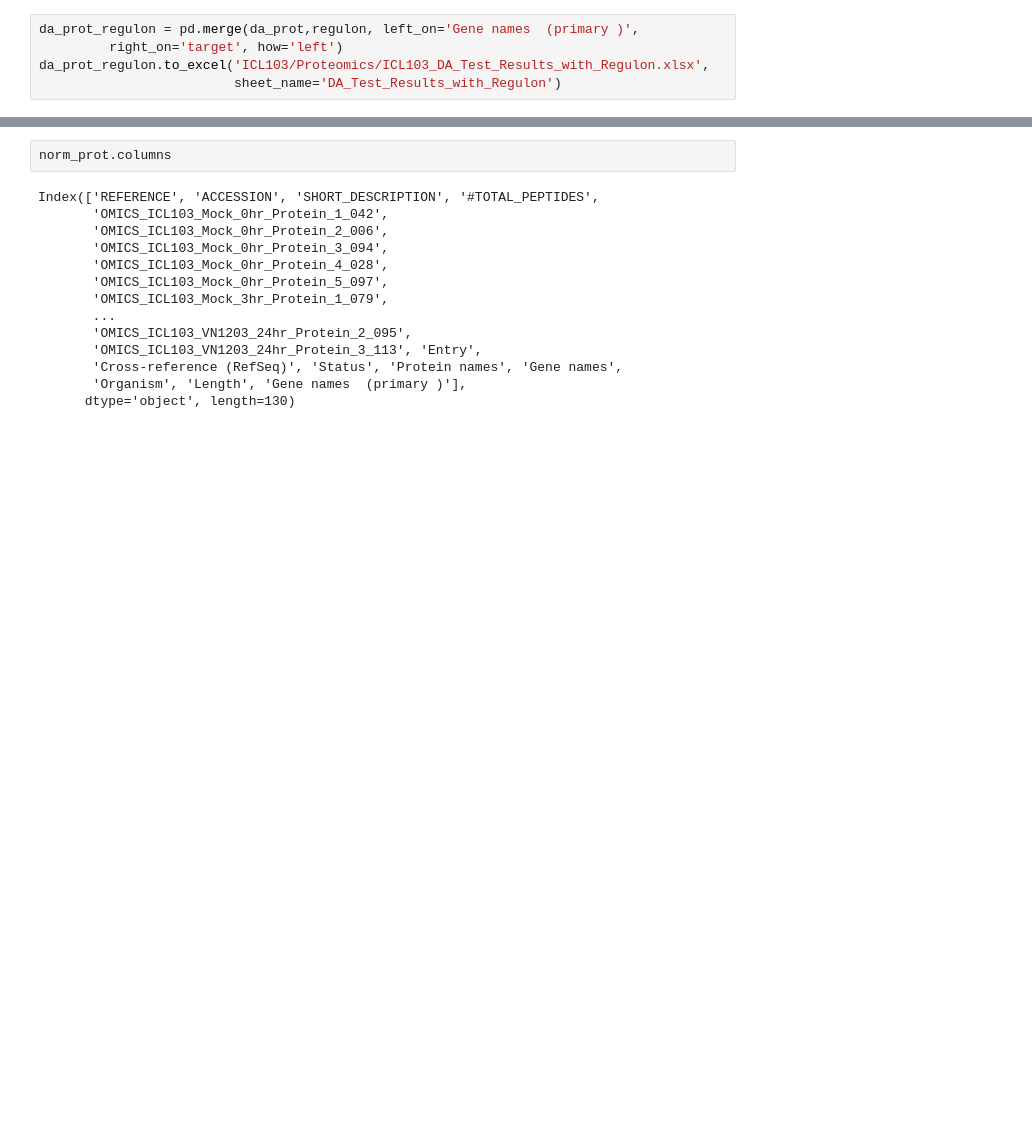
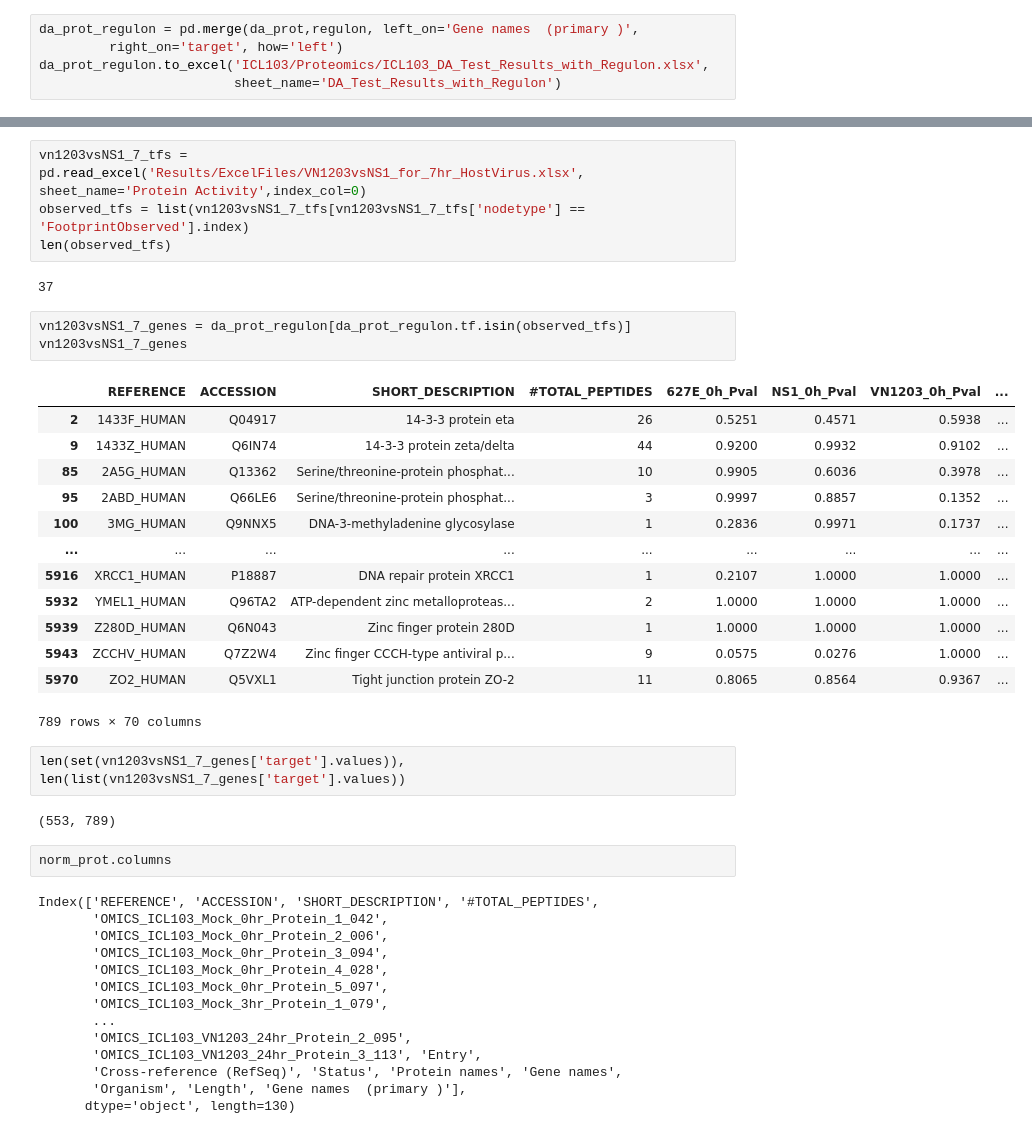
Before and after one commit to COVID-19-Causal-Reasoning/InfluenzaSBMLdemo, a Jupyter notebook: ICL103_to_CARNIVAL.ipynb, the cells around one changed output, grey strips where cells are left out. Drawn from its saved outputs; the diff is of its cells as text; blank space fills up the shorter version.

Commit message:
Results

```diff
--- a/ICL103_to_CARNIVAL.ipynb
+++ b/ICL103_to_CARNIVAL.ipynb
@@ -741,3 +753,30 @@ kegg_pathway
+# %%
+vn1203vsNS1_7_tfs = pd.read_excel('Results/ExcelFiles/VN1203vsNS1_for_7hr_HostVirus.xlsx', sheet_name='Protein Activity',index_col=0)
+observed_tfs = list(vn1203vsNS1_7_tfs[vn1203vsNS1_7_tfs['nodetype'] == 'FootprintObserved'].index)
+len(observed_tfs)
+# %% [output]
+37
+# %%
+vn1203vsNS1_7_genes = da_prot_regulon[da_prot_regulon.tf.isin(observed_tfs)]
+vn1203vsNS1_7_genes
+# %% [output]
+|  | REFERENCE | ACCESSION | SHORT_DESCRIPTION | #TOTAL_PEPTIDES | 627E_0h_Pval | NS1_0h_Pval | VN1203_0h_Pval | ... |
+| 2 | 1433F_HUMAN | Q04917 | 14-3-3 protein eta | 26 | 0.5251 | 0.4571 | 0.5938 | ... |
+| 9 | 1433Z_HUMAN | Q6IN74 | 14-3-3 protein zeta/delta | 44 | 0.9200 | 0.9932 | 0.9102 | ... |
+| 85 | 2A5G_HUMAN | Q13362 | Serine/threonine-protein phosphat... | 10 | 0.9905 | 0.6036 | 0.3978 | ... |
+| 95 | 2ABD_HUMAN | Q66LE6 | Serine/threonine-protein phosphat... | 3 | 0.9997 | 0.8857 | 0.1352 | ... |
+| 100 | 3MG_HUMAN | Q9NNX5 | DNA-3-methyladenine glycosylase | 1 | 0.2836 | 0.9971 | 0.1737 | ... |
+| ... | ... | ... | ... | ... | ... | ... | ... | ... |
+| 5916 | XRCC1_HUMAN | P18887 | DNA repair protein XRCC1 | 1 | 0.2107 | 1.0000 | 1.0000 | ... |
+| 5932 | YMEL1_HUMAN | Q96TA2 | ATP-dependent zinc metalloproteas... | 2 | 1.0000 | 1.0000 | 1.0000 | ... |
+| 5939 | Z280D_HUMAN | Q6N043 | Zinc finger protein 280D | 1 | 1.0000 | 1.0000 | 1.0000 | ... |
+| 5943 | ZCCHV_HUMAN | Q7Z2W4 | Zinc finger CCCH-type antiviral p... | 9 | 0.0575 | 0.0276 | 1.0000 | ... |
+| 5970 | ZO2_HUMAN | Q5VXL1 | Tight junction protein ZO-2 | 11 | 0.8065 | 0.8564 | 0.9367 | ... |
+789 rows × 70 columns
+# %%
+len(set(vn1203vsNS1_7_genes['target'].values)), len(list(vn1203vsNS1_7_genes['target'].values))
+# %% [output]
+(553, 789)
 # %%
 norm_prot.columns
 # %% [output]
```
Also changed, not shown: parts of 11 cells of this notebook, 49 other files.
